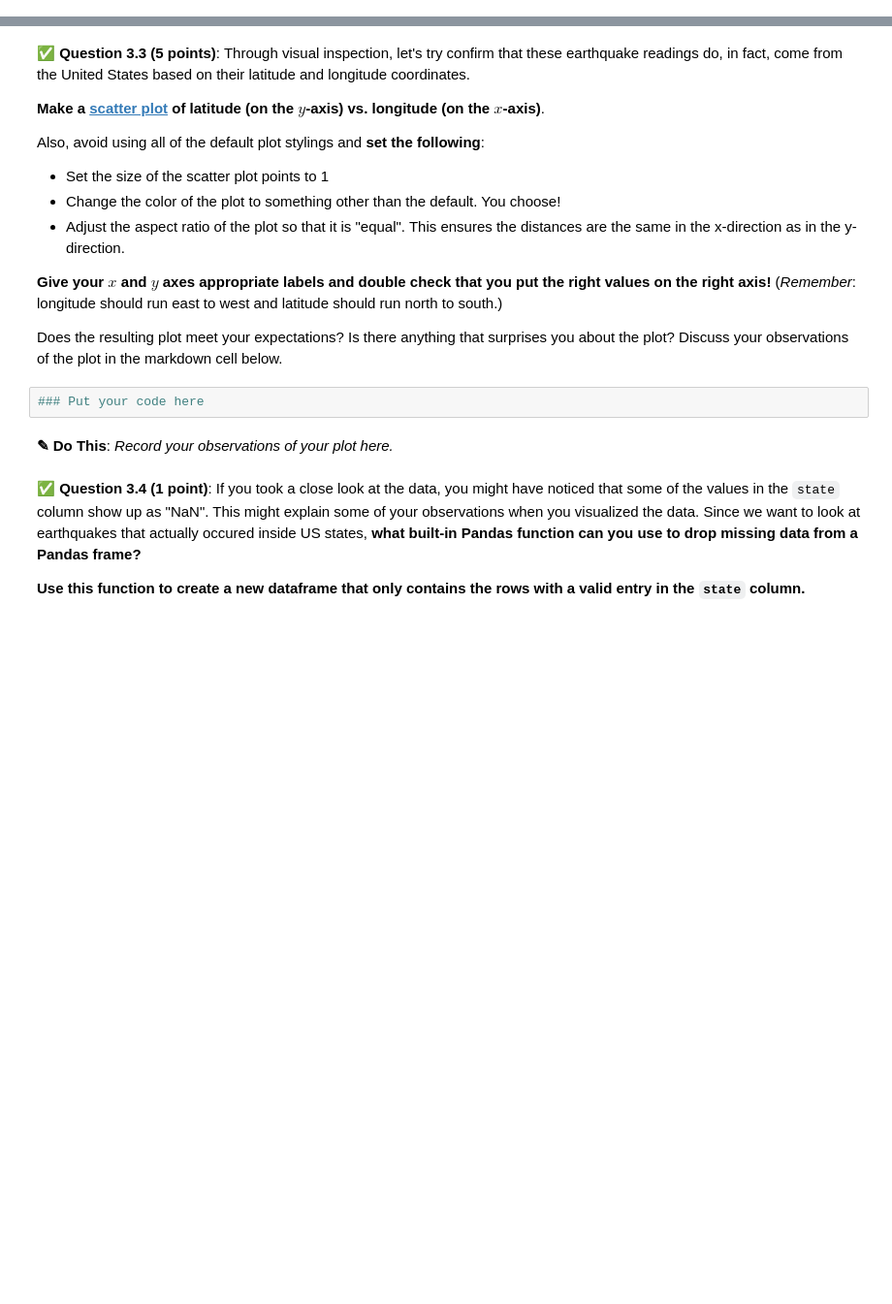
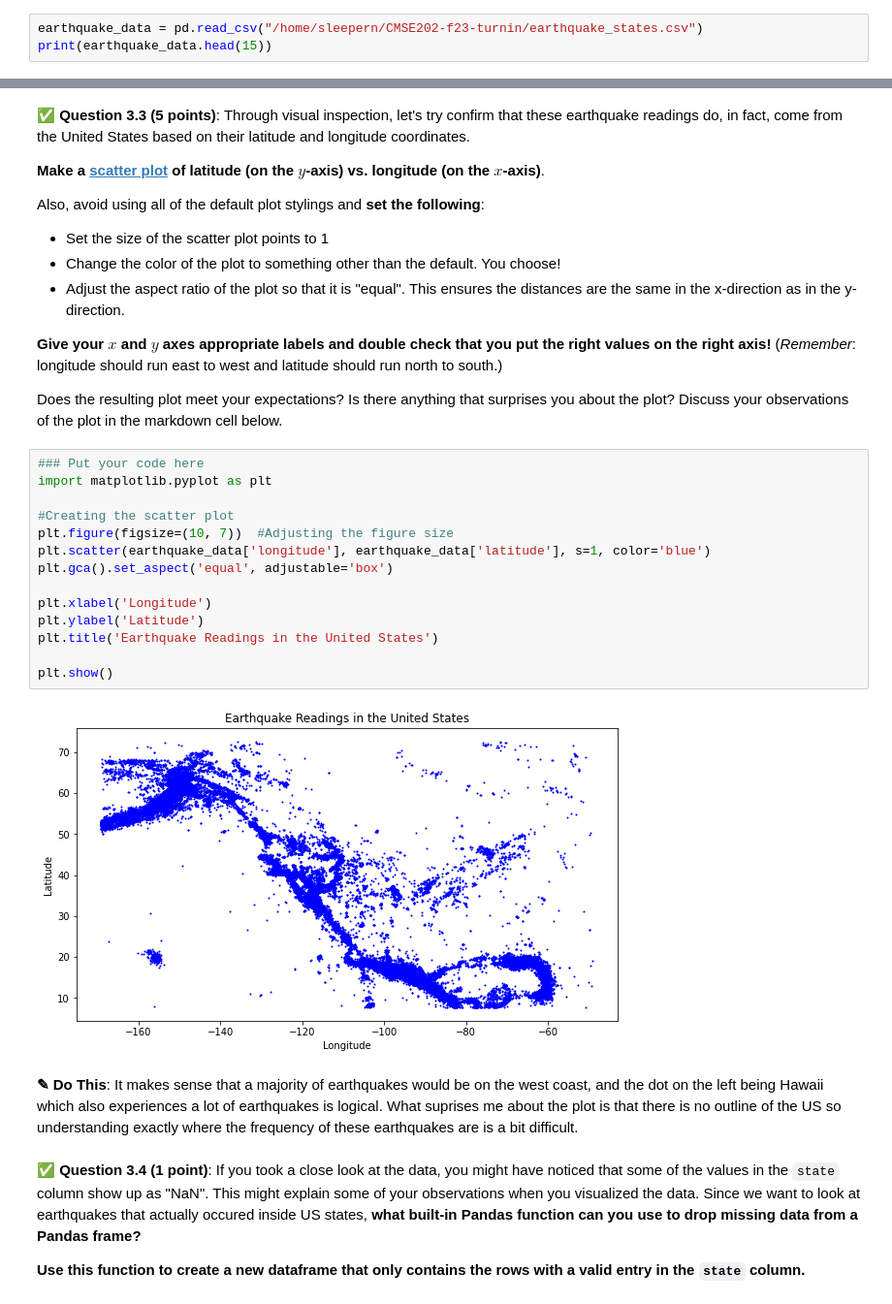
Before and after one commit to Sleepah/CMSE202-f23-turnin, a Jupyter notebook: hw-01/HW-01_GitPracticeDebuggingPythonPackagesAndClasses-STUDENT.ipynb, the cells around one changed output, grey strips where cells are left out. Shown at 97% size. Cells and saved outputs as stored; diff of their text form; blank space fills up the shorter version.

```diff
--- a/hw-01/HW-01_GitPracticeDebuggingPythonPackagesAndClasses-STUDENT.ipynb
+++ b/hw-01/HW-01_GitPracticeDebuggingPythonPackagesAndClasses-STUDENT.ipynb
@@ -314,0 +391,3 @@ That headline might be a alarming, but you're going to take a look at the data y
+# %%
+earthquake_data = pd.read_csv("/home/sleepern/CMSE202-f23-turnin/earthquake_states.csv")
+print(earthquake_data.head(15))
@@ -325,10 +422,24 @@ Also, avoid using all of the default plot stylings and **set the following**:
 **Give your $x$ and $y$ axes appropriate labels and double check that you put the right values on the right axis!** (*Remember*: longitude should run east to west and latitude should run north to south.)
 
 Does the resulting plot meet your expectations? Is there anything that surprises you about the plot? Discuss your observations of the plot in the markdown cell below.
-# %%
-### Put your code here
-# %% [markdown]
-**<font size=+3>&#9998;</font> Do This**: *Record your observations of your plot here.*
+# %%
+### Put your code here
+import matplotlib.pyplot as plt
+
+#Creating the scatter plot
+plt.figure(figsize=(10, 7))  #Adjusting the figure size
+plt.scatter(earthquake_data['longitude'], earthquake_data['latitude'], s=1, color='blue')
+plt.gca().set_aspect('equal', adjustable='box')
+
+plt.xlabel('Longitude')
+plt.ylabel('Latitude')
+plt.title('Earthquake Readings in the United States')
+
+plt.show()
+# %% [output]
+[figure, added]
+# %% [markdown]
+**<font size=+3>&#9998;</font> Do This**: It makes sense that a majority of earthquakes would be on the west coast, and the dot on the left being Hawaii which also experiences a lot of earthquakes is logical. What suprises me about the plot is that there is no outline of the US so understanding exactly where the frequency of these earthquakes are is a bit difficult.
 # %% [markdown]
 &#9989; **Question 3.4 (1 point)**: If you took a close look at the data, you might have noticed that some of the values in the `state` column show up as "NaN". This might explain some of your observations when you visualized the data. Since we want to look at earthquakes that actually occured inside US states, **what built-in Pandas function can you use to drop missing data from a Pandas frame?**
 
```
Also changed, not shown: parts of 28 cells of this notebook.
